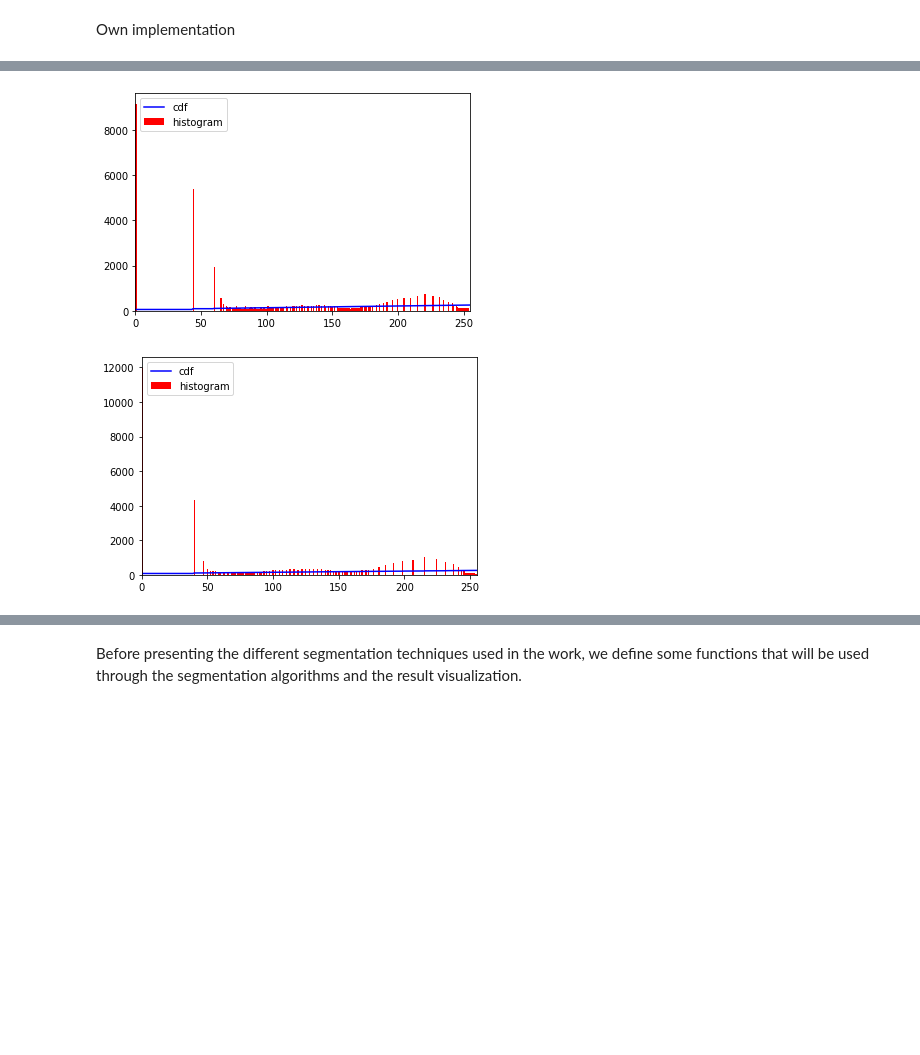
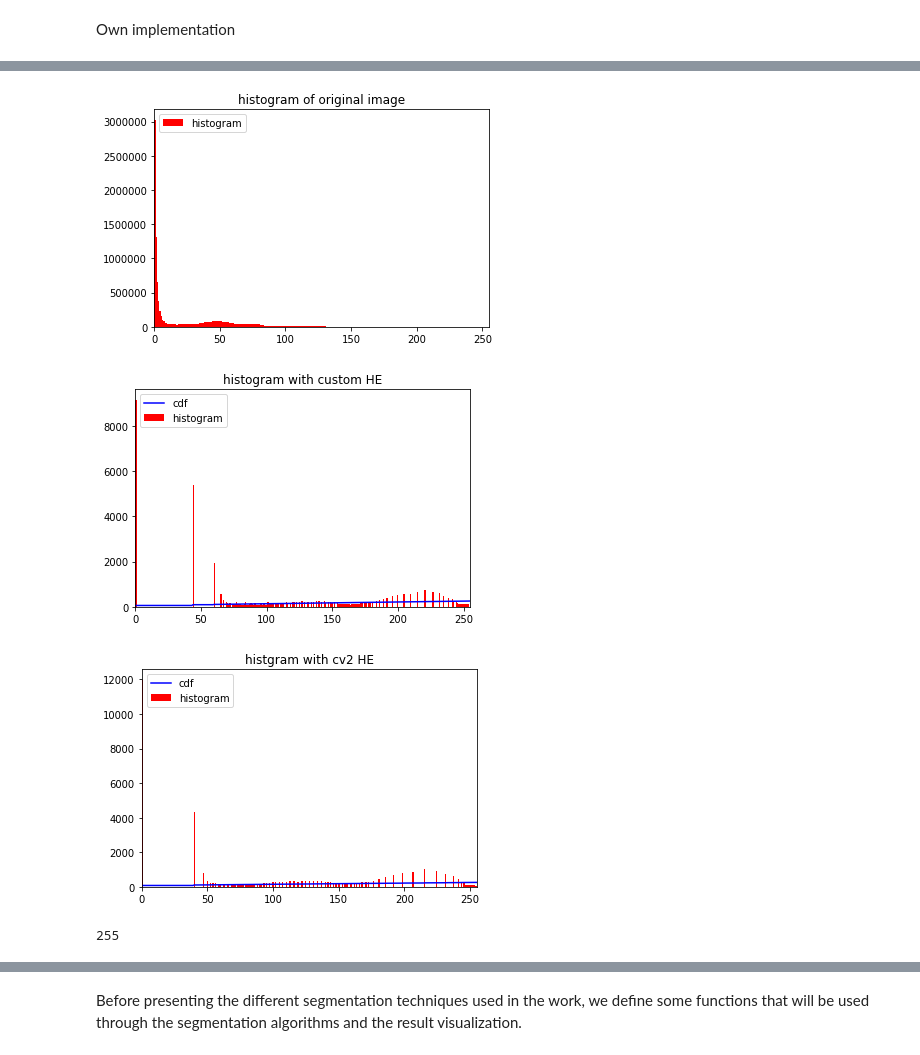
Before and after one commit to nathan-14200/wsbim2243, a Jupyter notebook: Segmentation.ipynb, the cells around one changed output, grey strips where cells are left out. Drawn from its saved outputs; the diff is of its cells as text; code cells hidden in the pictures; blank space fills up the shorter version.

```diff
--- a/Segmentation.ipynb
+++ b/Segmentation.ipynb
@@ -130,25 +123,42 @@ plt.show()
 # %%
-#Comparing histogram of custom and cv2 histogram equalizer
+#Comparing histogram of custom and cv2 histogram equalizer with the original one
 
+
+#original
+hists, bins = np.histogram(grey_im, 256)
+cdf_original = cdf * 255/ cdf.max()
+
+plt.hist(grey_im.flatten(), 256,[0,255], color = 'r')
+plt.xlim([0,255])
+plt.legend(('histogram',), loc = 'upper left')
+plt.title("histogram of original image")
+plt.show()
+
+#custom
 hists, bins = np.histogram(custom_res, 256)
 cdf = hists.cumsum()
 cdf_normalized = cdf * 255/ cdf.max()
 
 plt.plot(cdf_normalized, color = 'b')
 plt.hist(custom_res.flatten(), 256,[0,255], color = 'r')
 plt.xlim([0,255])
 plt.legend(('cdf','histogram'), loc = 'upper left')
+plt.title("histogram with custom HE")
 plt.show()
 
+#cv2
 hists, bins = np.histogram(equ, 256)
 cdf = hists.cumsum()
 cdf_normalized = cdf * 255/ cdf.max()
 
 plt.plot(cdf_normalized, color = 'b')
 plt.hist(equ.flatten(),256,[0,255], color = 'r')
 plt.xlim([0,255])
 plt.legend(('cdf','histogram'), loc = 'upper left')
+plt.title("histgram with cv2 HE")
 plt.show()
 # %% [output]
-[figure, old version]
+[figure, new version]
-[figure, old version]
+[figure, new version]
+[figure, added]
+255
```
Also changed, not shown: parts of 34 cells of this notebook.
